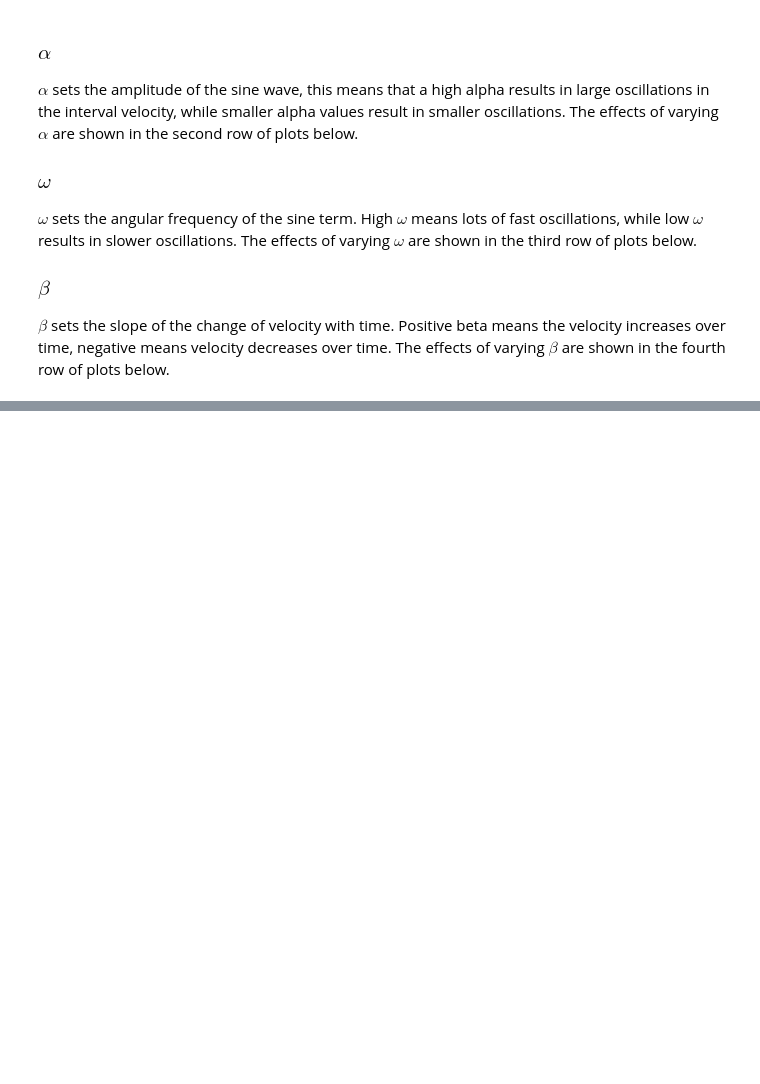
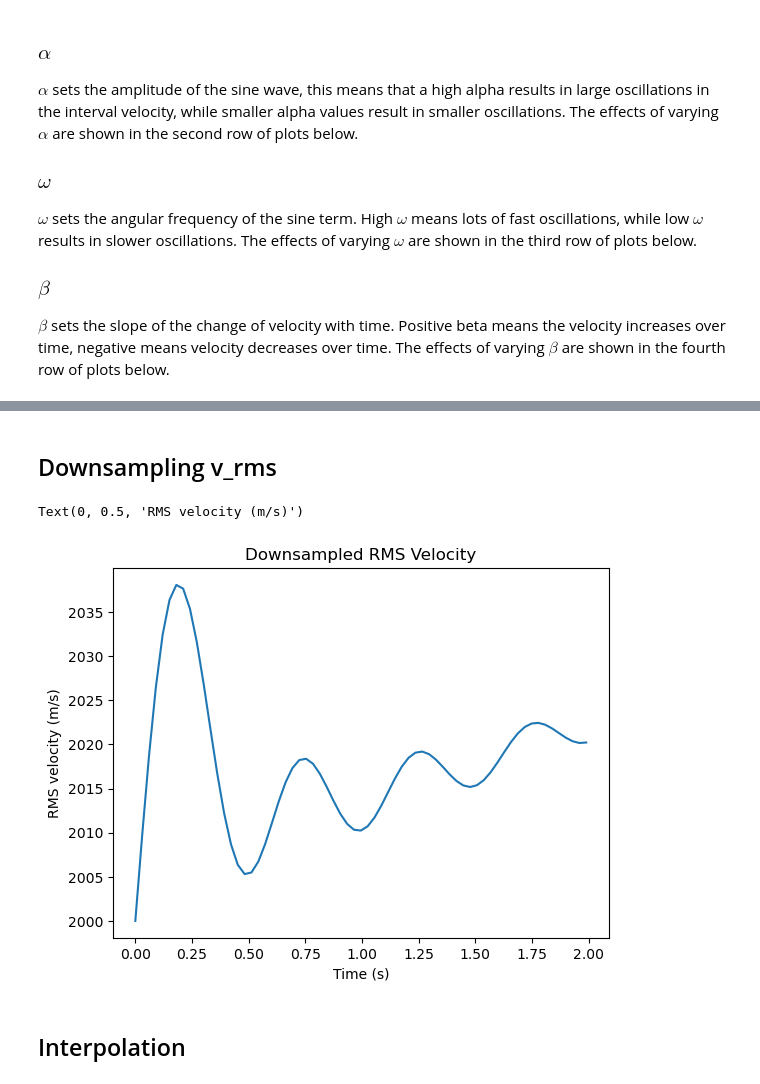
Before and after one commit to ian-ha/eosc454-a2, a Jupyter notebook: assignment2.ipynb, the cells around one changed output, grey strips where cells are left out. Saved outputs shown, nothing was run; the diff lists cells and outputs as text; code cells hidden in the pictures; blank space fills up the shorter version.

```diff
--- a/assignment2.ipynb
+++ b/assignment2.ipynb
@@ -109,0 +151,15 @@ plt.show()
+# %% [markdown]
+## Downsampling v_rms
+# %%
+downsample_factor = 3
+v_rms_downsampled = v_rms[::downsample_factor]
+time_downsampled = time[::downsample_factor]
+plt.plot(time_downsampled, v_rms_downsampled)
+plt.title("Downsampled RMS Velocity")
+plt.xlabel("Time (s)")
+plt.ylabel("RMS velocity (m/s)")
+# %% [output]
+Text(0, 0.5, 'RMS velocity (m/s)')
+[figure, added]
+# %% [markdown]
+## Interpolation
```
Also changed, not shown: parts of 10 cells of this notebook.
